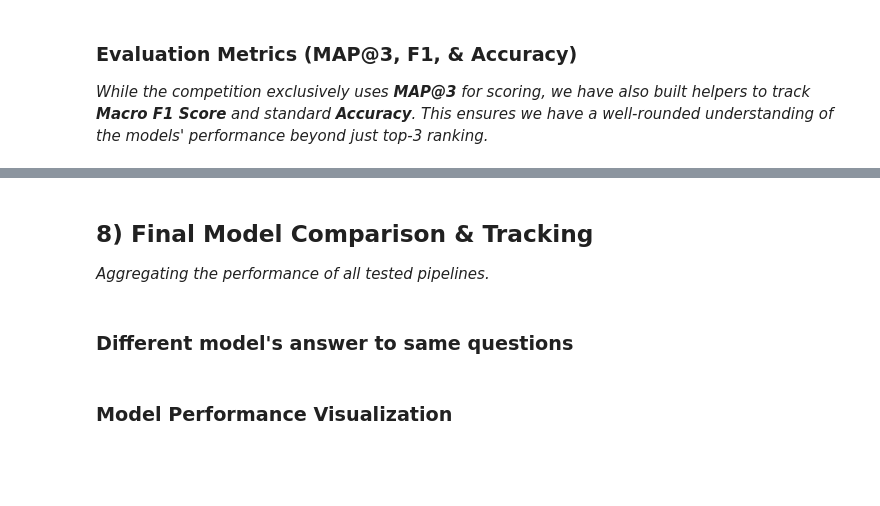
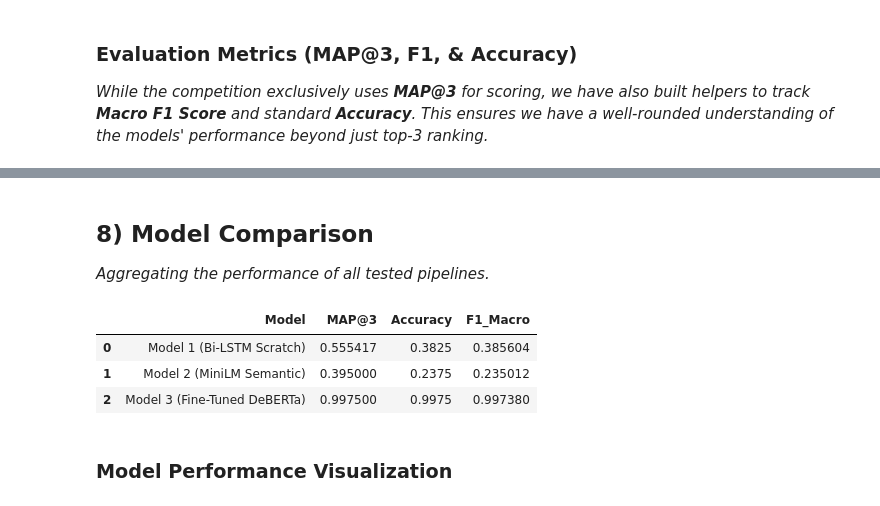
Before and after one commit to soham-zero/dl-genai-project-26-t2, a Jupyter notebook: notebooks/final_notebook.ipynb, the cells around one changed output, grey strips where cells are left out. Cells and saved outputs as stored; diff of their text form; code cells hidden in the pictures; blank space fills up the shorter version.

```diff
--- a/notebooks/final_notebook.ipynb
+++ b/notebooks/final_notebook.ipynb
@@ -67,4 +111,3 @@ print("Missing Values:\n", train_df.isnull().sum())
 # %%
-print(f"Total rows before deduplication: {len(train_df)}")
-train_df.drop_duplicates(inplace=True)
-print(f"Total rows after dropping exact row duplicates: {len(train_df)}")
+duplicates = train_df.duplicated().sum()
+print(f"Total exact row duplicates found: {duplicates}")
@@ -257,14 +421,15 @@ for idx, row in val_split.iterrows():
     pred_str = " ".join([letters[idx] for idx in top_indices])
     minilm_preds.append(pred_str)
 
-minilm_map3 = calculate_map3(minilm_preds, val_results_df['answer'])
-minilm_acc = calculate_accuracy(minilm_preds, val_results_df['answer'])
-minilm_f1 = calculate_f1(minilm_preds, val_results_df['answer'])
+
+
+minilm_map3 = calculate_map3(minilm_preds, val_split['answer'])
+minilm_acc = calculate_accuracy(minilm_preds, val_split['answer'])
+minilm_f1 = calculate_f1(minilm_preds, val_split['answer'])
 
 print(f"MiniLM MAP@3 Score: {minilm_map3:.4f}")
 print(f"MiniLM Accuracy: {minilm_acc:.4f}")
 print(f"MiniLM F1 Macro: {minilm_f1:.4f}")
-val_results_df['minilm_predictions'] = minilm_preds
 
 # Log to W&B
 try:
@@ -338,13 +534,12 @@ def preprocess_function(examples):
     tokenized = ft_tokenizer(prompts, options, truncation=True, padding=False)
     return {k: [v[i : i + 5] for i in range(0, len(v), 5)] for k, v in tokenized.items()}
 
-train_ds = Dataset.from_pandas(train_df_80[['prompt', 'A', 'B', 'C', 'D', 'E', 'label']])
+train_ds = HFDataset.from_pandas(train_df_80[['prompt', 'A', 'B', 'C', 'D', 'E', 'label']])
 tokenized_train = train_ds.map(preprocess_function, batched=True, remove_columns=['prompt', 'A', 'B', 'C', 'D', 'E'])
 
-val_ds = Dataset.from_pandas(val_df[["prompt", "A", "B", "C", "D", "E", "label"]])
+val_ds = HFDataset.from_pandas(val_df[["prompt", "A", "B", "C", "D", "E", "label"]])
 tokenized_val = val_ds.map(preprocess_function, batched=True, remove_columns=["prompt", "A", "B", "C", "D", "E"])
 # %%
-import torch.nn.functional as F
 
 def train_eval_model(model_name):
     print(f"\nTraining {model_name} on 80% split...")
@@ -401,17 +596,18 @@ for p in d_probs_val:
     top_indices = np.argsort(p)[::-1][:3]
     deb_preds_list.append(" ".join([letters[idx] for idx in top_indices]))
 
-deb_map3 = calculate_map3(deb_preds_list, val_results_df['answer'])
-deb_acc = calculate_accuracy(deb_preds_list, val_results_df['answer'])
-deb_f1 = calculate_f1(deb_preds_list, val_results_df['answer'])
+
+
+deb_map3 = calculate_map3(deb_preds_list, val_split['answer'])
+deb_acc = calculate_accuracy(deb_preds_list, val_split['answer'])
+deb_f1 = calculate_f1(deb_preds_list, val_split['answer'])
 
 print(f"\nFine-Tuned DeBERTa MAP@3 Score: {deb_map3:.4f}")
 print(f"Fine-Tuned DeBERTa Accuracy: {deb_acc:.4f}")
 print(f"Fine-Tuned DeBERTa F1 Macro: {deb_f1:.4f}")
 
-val_results_df['deberta_predictions'] = deb_preds_list
 
-# Log final custom metrics to the same W&B run, then close it
+# Log final custom metrics to the same W&B run
 try:
     wandb.log({
         "Validation/MAP@3": deb_map3,
@@ -424,13 +655,16 @@ except:
 # %% [markdown]
-## 8) Final Model Comparison & Tracking
+## 8) Model Comparison
 *Aggregating the performance of all tested pipelines.*
 # %%
 comparison_data = [
-    {'Model': 'Model 1 (TF-IDF Lexical)', 'MAP@3': tfidf_map3, 'Accuracy': tfidf_acc, 'F1_Macro': tfidf_f1},
+    {'Model': 'Model 1 (Bi-LSTM Scratch)', 'MAP@3': bilstm_map3, 'Accuracy': bilstm_acc, 'F1_Macro': bilstm_f1},
     {'Model': 'Model 2 (MiniLM Semantic)', 'MAP@3': minilm_map3, 'Accuracy': minilm_acc, 'F1_Macro': minilm_f1},
     {'Model': 'Model 3 (Fine-Tuned DeBERTa)', 'MAP@3': deb_map3, 'Accuracy': deb_acc, 'F1_Macro': deb_f1}
 ]
 comp_df = pd.DataFrame(comparison_data)
 display(comp_df)
+# %% [output]
+|  | Model | MAP@3 | Accuracy | F1_Macro |
+| 0 | Model 1 (Bi-LSTM Scratch) | 0.555417 | 0.3825 | 0.385604 |
+| 1 | Model 2 (MiniLM Semantic) | 0.395000 | 0.2375 | 0.235012 |
+| 2 | Model 3 (Fine-Tuned DeBERTa) | 0.997500 | 0.9975 | 0.997380 |
-# %% [markdown]
-### Different model's answer to same questions
```
Also changed, not shown: parts of 44 cells of this notebook, 1 other file.
